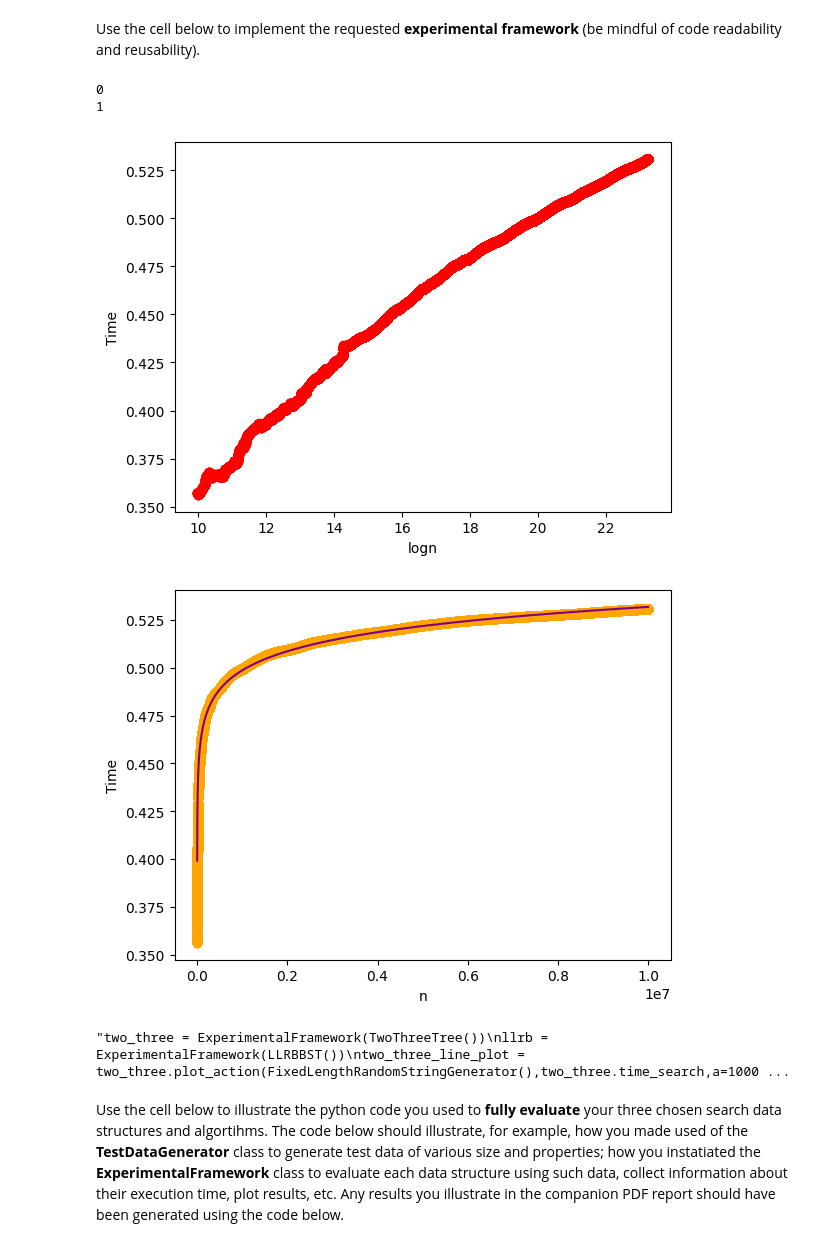
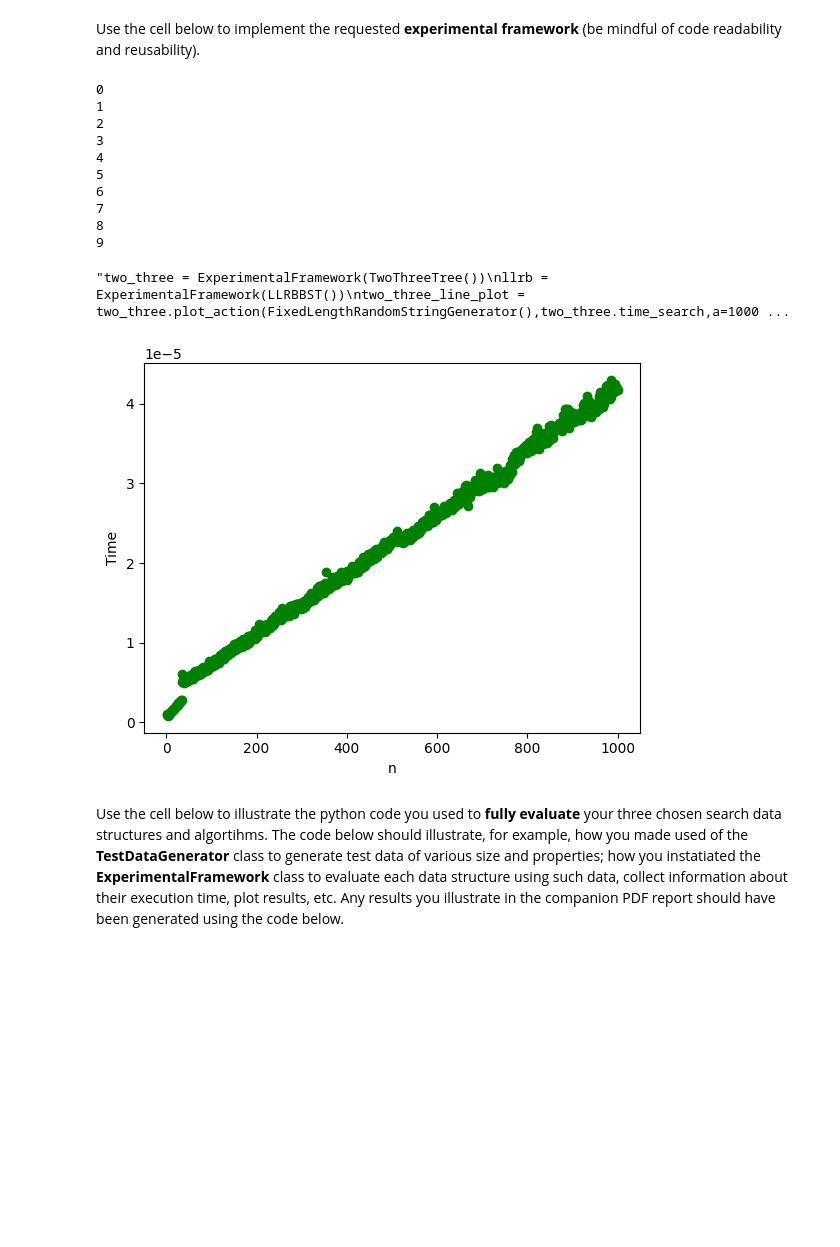
Before and after one commit to orang3-juic3/COMP0005cw, a Jupyter notebook: group_XXX_COMP0005_code.ipynb, the cells around one changed output. Cells and saved outputs as stored; diff of their text form; code cells hidden in the pictures; blank space fills up the shorter version.

```diff
--- a/group_XXX_COMP0005_code.ipynb
+++ b/group_XXX_COMP0005_code.ipynb
@@ -80,6 +80,14 @@ class Node:
 
     def setLeaf(self,leaf):
         self._leaf = leaf
+
+class TreeNodeLLRBBST:
+    def __init__(self, key):
+        self.key = key
+        self.left = None
+        self.right = None
+        #BLACK = False , RED = True
+        self.color = False
 # %%
 #Henry
 class TwoThreeTree(AbstractSearchInterface):
@@ -432,7 +402,7 @@ class ScapegoatNode():
 
 class ScapegoatTree(AbstractSearchInterface):
 
-    ALPHA = 0.57
+    ALPHA = 0.9
 
     def __init__(self):
         self.root = None
@@ -877,7 +847,7 @@ class Plotter():
             params = self.lines
         color = self.colors.pop()
         for grad, intercept in params:
-            plt.plot([x for x in self.x], [function(x, grad, intercept) for x in self.x], label='Best Fit', color=color)
+            plt.plot([x for x in self.x], [function(x, grad, intercept) for x in self.x], label='Best Fit', color=color,markersize=0.5)
         return self
 
     def make_plot(self):
@@ -970,51 +940,47 @@ class ExperimentalFramework():
     def plot_action(self, gen_type, action, a=1, b=GIGA, n=10):
         all_pts = []
         strings = [next(gen_type) for _ in range(0, b + 1)] # precache strings
         for _ in range(n):
             print(_)
             all_pts.append(action(strings, a, b))
         return Plotter.fromTupledPoints(self.reduce_min(all_pts))
 
+two_three = ExperimentalFramework(ScapegoatTree())
+two_three_line_plot = two_three.plot_action(DecreasingStringGenerator(),two_three.time_insert,a=1000,b=int(KILO * 10),n=10).make_plot()
 
 
-two_three = ExperimentalFramework(TwoThreeTree())
-two_three_line_plot = two_three.plot_action(DecreasingStringGenerator(),two_three.time_insert_search_coefficient,a=1000,b=int(MEGA *10),n=2)
-two_three_fit_plot = Plotter(two_three_line_plot.x,two_three_line_plot.y)
-two_three_line_plot.plotting_log(math.log, 2).make_plot()
-plt.show()
-params = Stats.linear_regression(list(zip(two_three_line_plot.x, two_three_line_plot.y)))
-two_three_fit_plot.plotting_best_fit(function=clog_best_fit,params=[params]).make_plot()
-plt.show()
-#llrb_plot = llrb.plot_action(DecreasingStringGenerator(), llrb.time_insert_search_coefficient, a=1000,b=MEGA, n=10 ).make_plot()
-#plt.show()
 
 """two_three = ExperimentalFramework(TwoThreeTree())
 llrb = ExperimentalFramework(LLRBBST())
 two_three_line_plot = two_three.plot_action(FixedLengthRandomStringGenerator(),two_three.time_search,a=1000,b=int(KILO * 100),n=10)
 two_three_runtime_plot = Plotter(two_three_line_plot.x,two_three_line_plot.y)
 two_three_line_plot.plotting_log().make_plot()
 llrb_line_plot = llrb.plot_action(FixedLengthRandomStringGenerator(),llrb.time_search,a=1000,b=int(KILO * 100),n=10)
 llrb_runtime_plot = Plotter(llrb_line_plot.x,llrb_line_plot.y)
 llrb_line_plot.plotting_log().make_plot()
 two_three_params = two_three_line_plot.cluster_and_regression()
 llrb_params = llrb_line_plot.cluster_and_regression()
 two_three_line_plot.plotting_best_fit()
 llrb_line_plot.plotting_best_fit()
 plt.show()
-#two_three_runtime_plot.plotting_best_fit(function=log_best_fit,params=two_three_params).make_plot()
-#llrb_runtime_plot.plotting_best_fit(function=log_best_fit,params=llrb_params).make_plot()
-two_three_runtime_plot.make_plot()
-llrb_runtime_plot.make_plot()
-
+two_three_runtime_plot.plotting_best_fit(function=log_best_fit,params=two_three_params).make_plot()
+llrb_runtime_plot.plotting_best_fit(function=log_best_fit,params=llrb_params).make_plot()
 plt.show()
 plt.boxplot([[grad for grad, _ in two_three_params], [grad for grad, _ in llrb_params]], labels=['Two-Three Tree', 'LLRB Tree'])
 plt.show()"""
 # %% [output]
 0
 1
+2
+3
+4
+5
+6
+7
+8
+9
+"two_three = ExperimentalFramework(TwoThreeTree())\nllrb = ExperimentalFramework(LLRBBST())\ntwo_three_line_plot = two_three.plot_action(FixedLengthRandomStringGenerator(),two_three.time_search,a=1000 ...
-[figure, old version]
+[figure, new version]
-[figure, removed]
-"two_three = ExperimentalFramework(TwoThreeTree())\nllrb = ExperimentalFramework(LLRBBST())\ntwo_three_line_plot = two_three.plot_action(FixedLengthRandomStringGenerator(),two_three.time_search,a=1000 ...
 # %%
 
 class TwoThreeNode:
```
Also changed, not shown: parts of 4 cells of this notebook.
